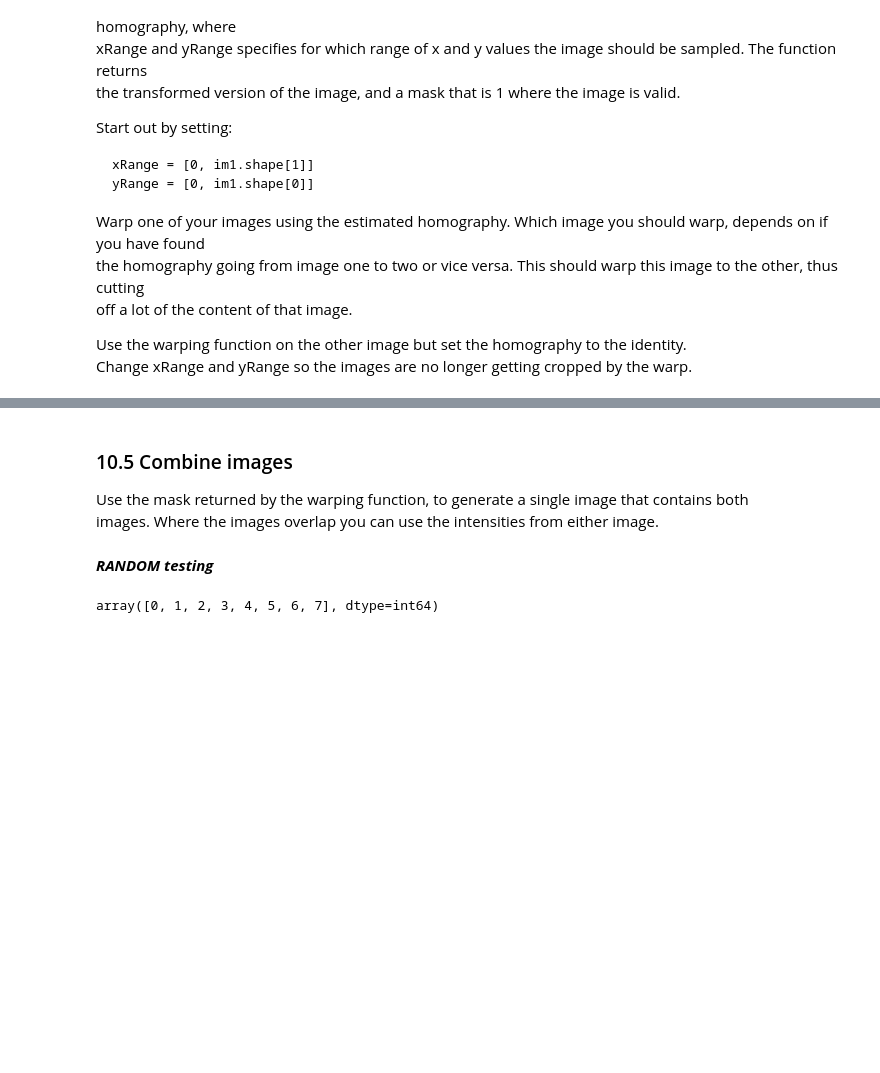
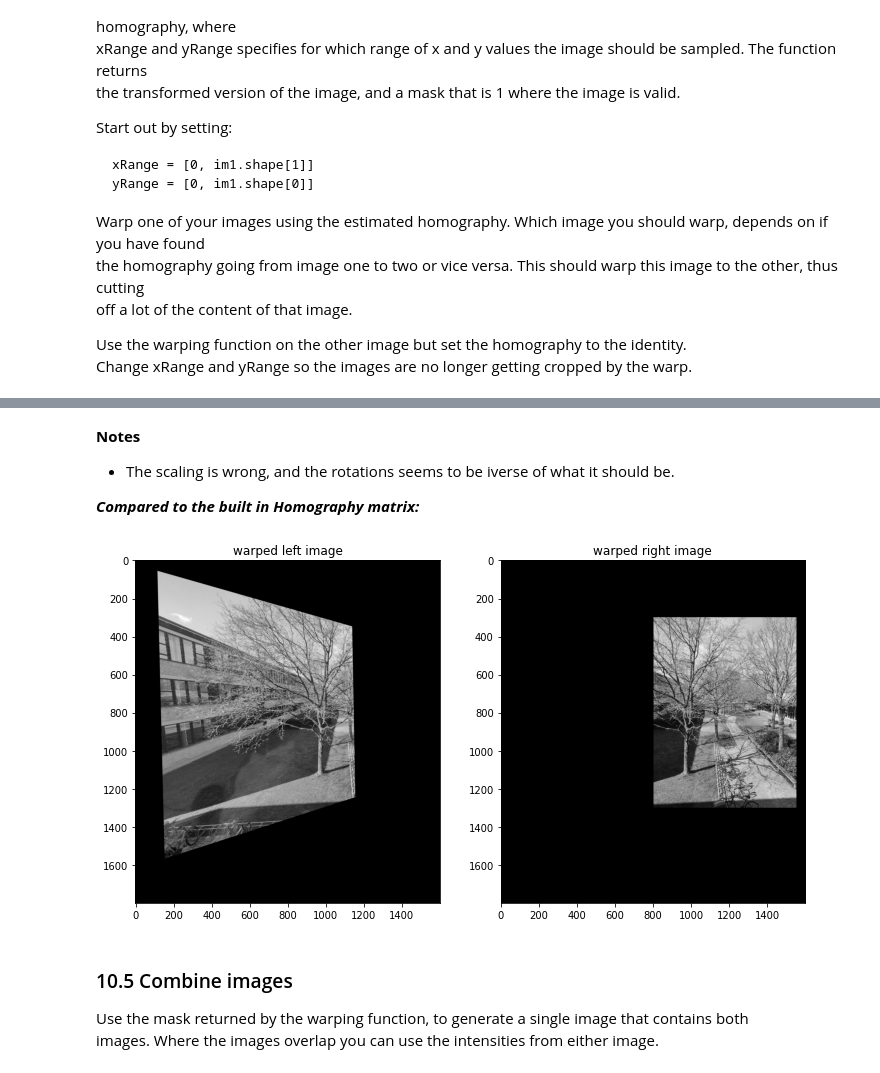
Before and after one commit to henrfj/02504-Computer-Vision, a Jupyter notebook: ex10 Stitchig.ipynb, the cells around one changed output, grey strips where cells are left out. Cells and saved outputs as stored; diff of their text form; code cells hidden in the pictures; blank space fills up the shorter version.

```diff
--- a/ex10 Stitchig.ipynb
+++ b/ex10 Stitchig.ipynb
@@ -58,19 +58,9 @@ for m,n in knn_matches:
         kp1_indexes.append(m.queryIdx)
         kp2_indexes.append(m.trainIdx)
 
-# No test!
-#kp1_indexes = []
-#kp2_indexes = []
-#for m in unsorted_matches:
-#    kp1_indexes.append(m.queryIdx)
-#    kp2_indexes.append(m.trainIdx)
-
-# Grab first 1000 sorted
-#kp1_indexes = []
-#kp2_indexes = []
-#for m in sorted_matches[:1000]:
-#    kp1_indexes.append(m.queryIdx)
-#    kp2_indexes.append(m.trainIdx)
+# To test the built in function
+src_pts = np.float32([kp1[m[0].queryIdx].pt for m in ratio_matches]).reshape(-1,1,2)
+dst_pts = np.float32([kp2[m[0].trainIdx].pt for m in ratio_matches]).reshape(-1,1,2)
 
 ## 4 extract the keypoints of the "good" matches
 kp1 = np.asarray(kp1)
@@ -328,7 +341,28 @@ Useful pixel right 1.0
+# %% [markdown]
+**Notes**
+- The scaling is wrong, and the rotations seems to be iverse of what it should be.
+
+***Compared to the built in Homography matrix:***
+# %%
+#xRange = [0, left.shape[1]]
+#yRange = [0, left.shape[0]]
+
+xRange = [-800, 800]
+yRange = [-300, 1500]
+
+left_warp, left_mask = warpImage(left, M, xRange, yRange)
+
+right_warp, right_mask = warpImage(right, np.identity(3), xRange, yRange)
+
+fig, axs = plt.subplots(nrows=1, ncols=2, figsize=(12,8))
+axs[0].imshow(left_warp, cmap="gray")
+axs[0].set_title("warped left image")
+axs[1].imshow(right_warp, cmap="gray")
+axs[1].set_title("warped right image");
+# %% [output]
+[figure, added]
 # %% [markdown]
 ### 10.5 Combine images
 
 Use the mask returned by the warping function, to generate a single image that contains both \
 images. Where the images overlap you can use the intensities from either image.
-# %% [markdown]
-***RANDOM testing***
@@ -338,6 +368,0 @@ q2 = np.array([[3, 3, 3, 3, 3, 3, 3, 3], [3, 3, 3, 3, 3, 3, 3, 3], [1, 1, 1, 1,
-# %%
-def random_shit(q1, q2):
-    return np.linalg.norm((q1 - q2), axis=0)
-np.where(random_shit(q1, q2)<5)[0]
-# %% [output]
-array([0, 1, 2, 3, 4, 5, 6, 7], dtype=int64)
```
Also changed, not shown: parts of 14 cells of this notebook.
